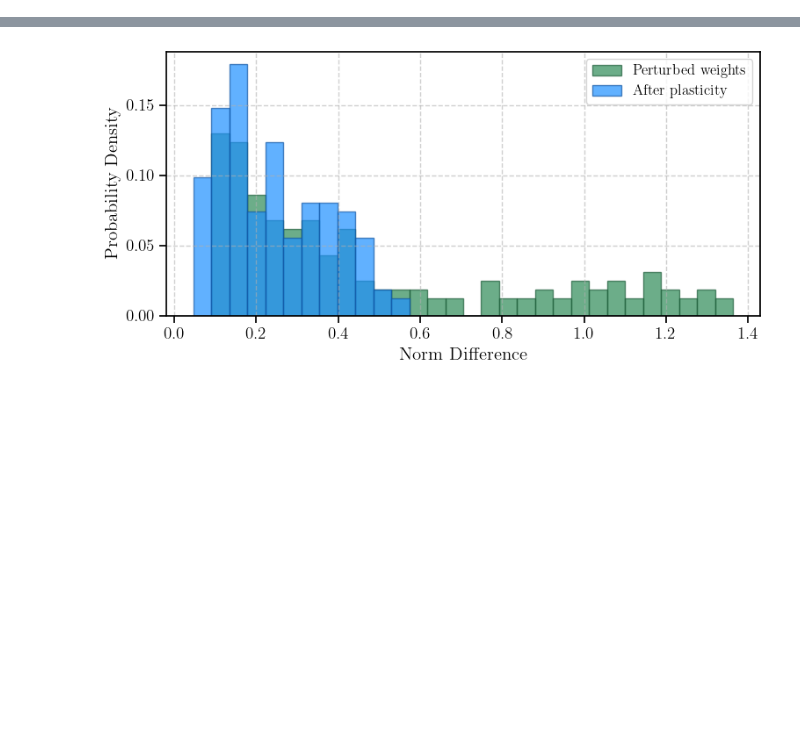
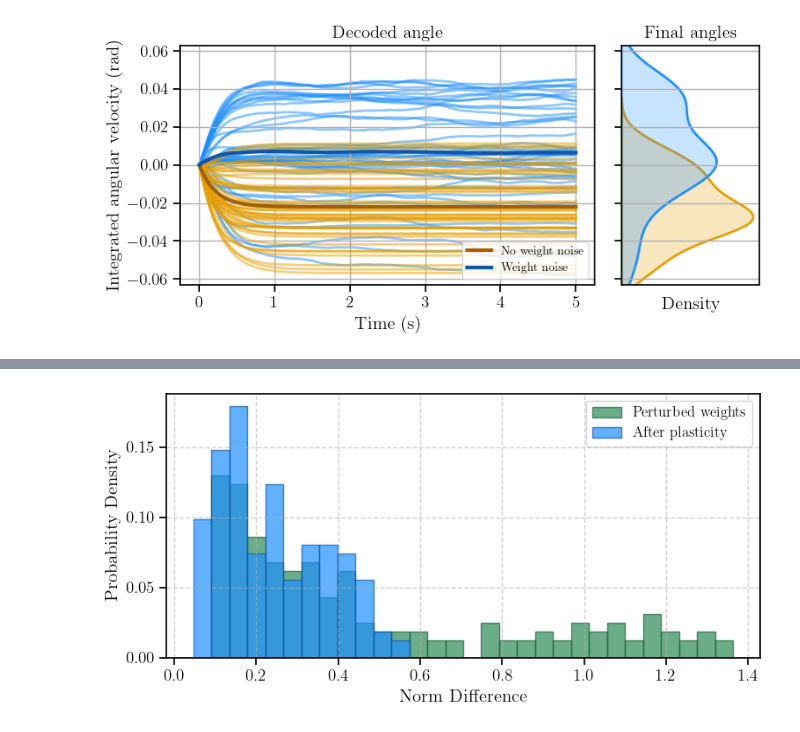
Before and after one commit to Asagodi/topological_diversity, a Jupyter notebook: Stability/homeostasis/plasticity.ipynb, the cells around one changed output, grey strips where cells are left out. Saved outputs shown, nothing was run; the diff lists cells and outputs as text; code cells hidden in the pictures; blank space fills up the shorter version.

```diff
--- a/Stability/homeostasis/plasticity.ipynb
+++ b/Stability/homeostasis/plasticity.ipynb
@@ -152,2 +334,13 @@ sols_combined_plast = simulate_coupled_xW(y0s=all_bumps[:].T, W_sym0=W_sym+W_p,
+# %%
+# effect of noise on recovery from big perturbation
+
+sols_nonoise = df_af[(df_af['scalar_sigma_W'] == 0.) & (df_af['lambda_W'] == 1) & (df_af['vel_constant'] == 0)].iloc[0]["xt"]
+sols_noise = df_af[(df_af['scalar_sigma_W'] == df_af['scalar_sigma_W'].unique()[-1]) & (df_af['lambda_W'] == 1) & (df_af['vel_constant'] == 0)].iloc[0]["xt"]
+
+plot_antifragility_effects(sols_nonoise, sols_noise, scalar_sigma_W, 0, t, tsteps, maxT, all_bumps, pca,
+                            noplast_color, plast_color, noplast_av_color, plast_av_color, output_path,
+                            ylim=(-np.pi/50, np.pi/50))
+# %% [output]
+[figure, added]
 # %%
 # %% [output]
```
Also changed, not shown: parts of 15 cells of this notebook.
